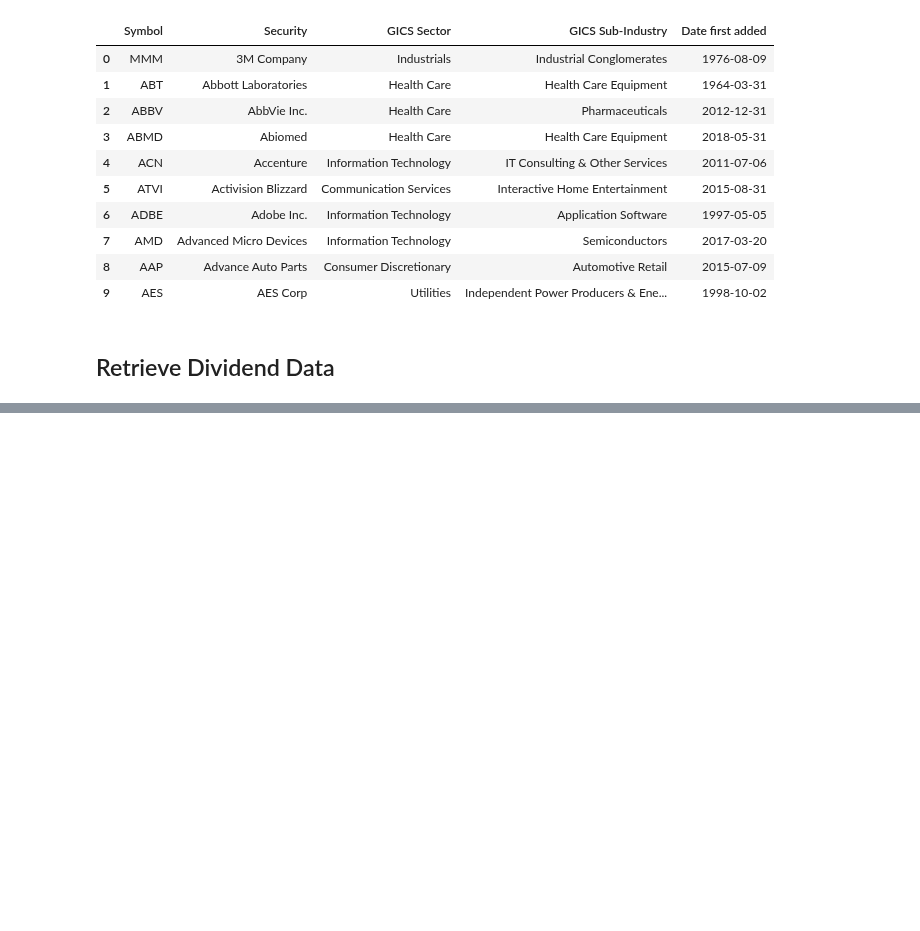
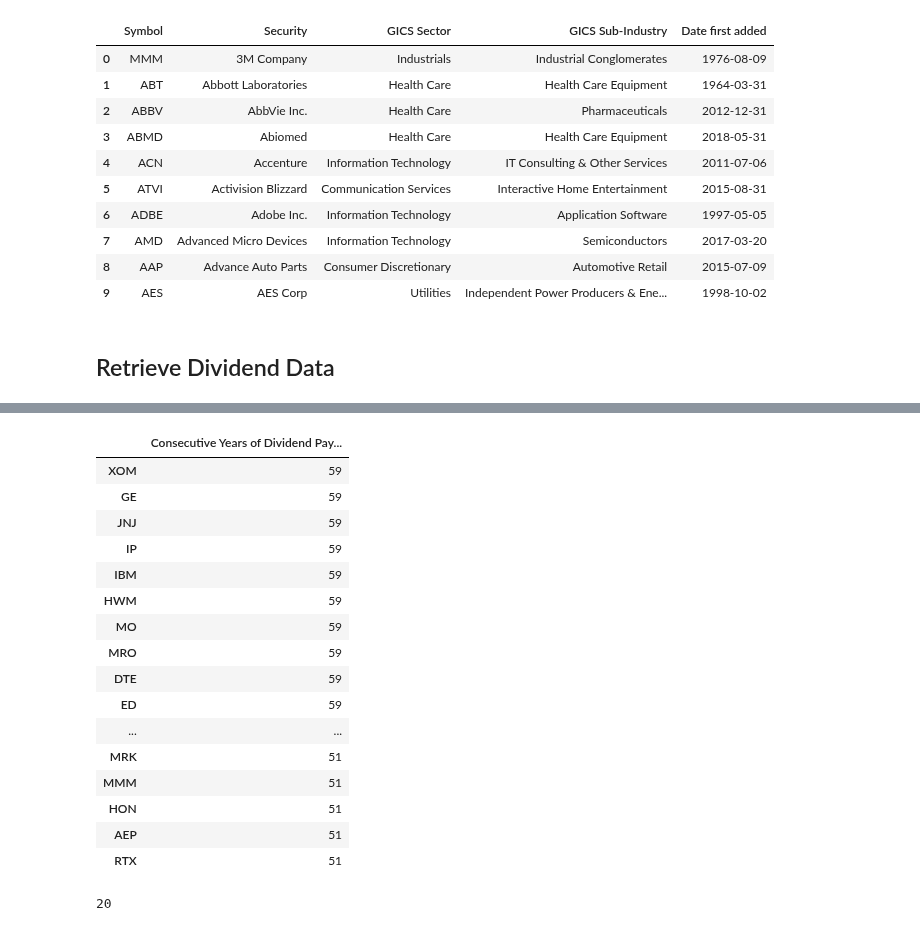
Before and after one commit to eshinhw/quant-portfolio-visualizer, a Jupyter notebook: Dividend Aristocrats.ipynb, the cells around one changed output, grey strips where cells are left out. Saved outputs shown, nothing was run; the diff lists cells and outputs as text; code cells hidden in the pictures; blank space fills up the shorter version.

Commit message:
dividend kings!

```diff
--- a/Dividend Aristocrats.ipynb
+++ b/Dividend Aristocrats.ipynb
@@ -42,7 +42,10 @@ sp500_symbols = sp500_symbols_new
 # %% [markdown]
 ## Retrieve Dividend Data
 # %%
+companies = {}
+#sp500_symbols = ['AAPL', 'JNJ']
 for symbol in sp500_symbols:
+
     prices = yf.Ticker(symbol).history(period='max')
     dividends = prices[prices['Dividends'] > 0]
     if len(dividends) > 0:
@@ -50,12 +53,16 @@ for symbol in sp500_symbols:
     else:
         continue
     last_year = dt.datetime.today().year
-    companies = {}
     annual_div = {}
 
     for year in range(first_year, last_year):
-        annual_div[year] = dividends[dividends.index.year ==  year]['Dividends'].sum()
-        if len(annual_div) >= 25:
-            companies[symbol] = annual_div
+        div_sum = dividends[dividends.index.year ==  year]['Dividends'].sum()
+        if div_sum == 0: # dividend discontinued --> no consistency
+            break
+        else:
+            annual_div[year] = div_sum
 
-companies
+    if len(annual_div) >= 25: # dividend aristocrats
+        companies[symbol] = []
+        companies[symbol].append(annual_div)
+        companies[symbol].append(len(annual_div))
@@ -92,0 +91,9 @@ output = []
+# %%
+div_kings = {}
+aristocrats = {}
+for company in companies.keys():
+    years = companies[company][1]
+    if years >= 50:
+        div_kings[company] = years
+    else:
+        aristocrats[company] = years
@@ -92,0 +123,25 @@ output = []
+# %%
+div_kings_df = pd.DataFrame.from_dict(div_kings, orient='index', columns=['Consecutive Years of Dividend Payment'])
+div_kings_df.sort_values(by = ['Consecutive Years of Dividend Payment'], ascending=False).head(20)
+# %% [output]
+|  | Consecutive Years of Dividend Pay... |
+| XOM | 59 |
+| GE | 59 |
+| JNJ | 59 |
+| IP | 59 |
+| IBM | 59 |
+| HWM | 59 |
+| MO | 59 |
+| MRO | 59 |
+| DTE | 59 |
+| ED | 59 |
+| ... | ... |
+| MRK | 51 |
+| MMM | 51 |
+| HON | 51 |
+| AEP | 51 |
+| RTX | 51 |
+# %%
+len(div_kings)
+# %% [output]
+20
```
Also changed, not shown: parts of 9 cells of this notebook.
